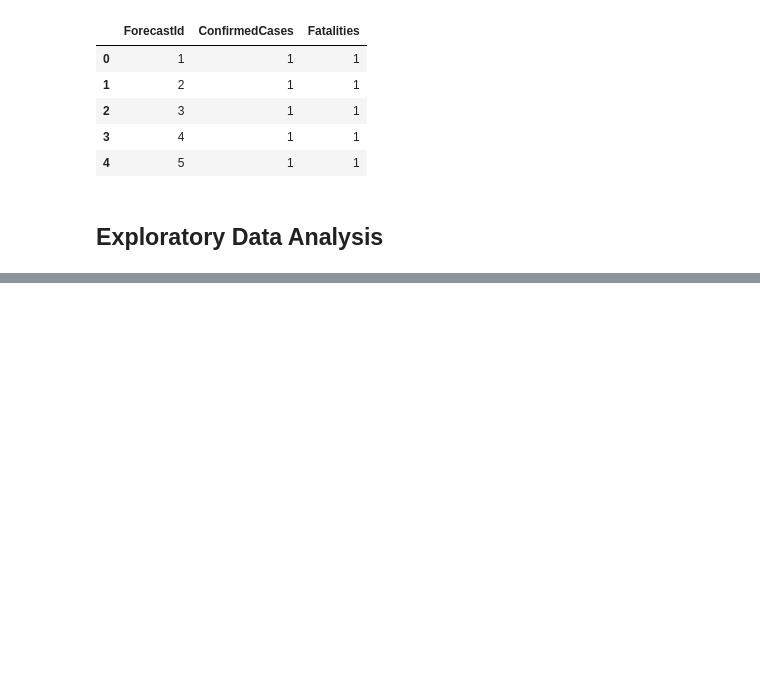
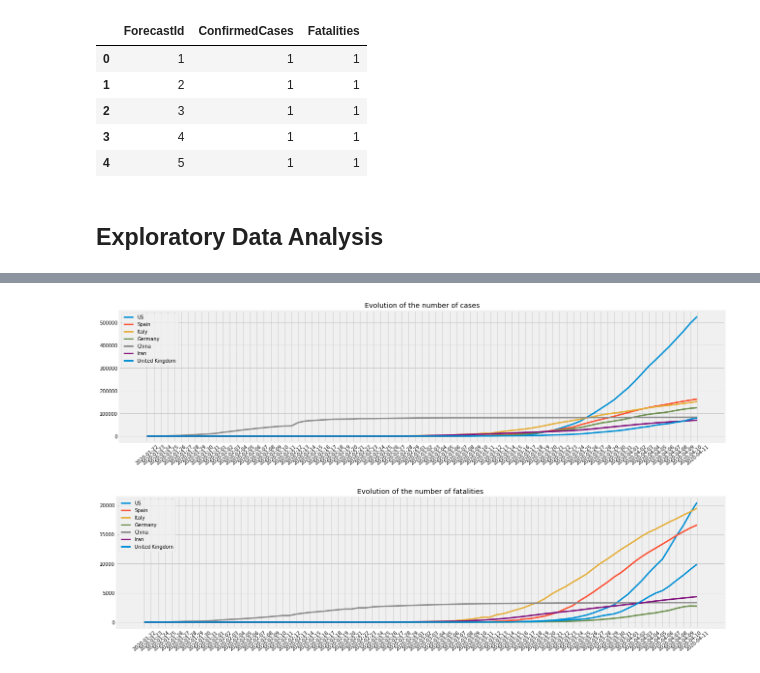
Before and after one commit to miketondu/covid_19_global_forecasting, a Jupyter notebook: COVID-19 Prediction.ipynb, the cells around one changed output, grey strips where cells are left out. Saved outputs shown, nothing was run; the diff lists cells and outputs as text; code cells hidden in the pictures; blank space fills up the shorter version.

```diff
--- a/COVID-19 Prediction.ipynb
+++ b/COVID-19 Prediction.ipynb
@@ -175,0 +177,29 @@ plt.show();
+# %%
+# Creating graphs with case count and fatality trends by country
+def Country_cases(df, ConfirmedCases,*argv):
+    fig, axes=plt.subplots(figsize=(20,5))
+    labels=argv
+    for a in argv:
+        country=df.loc[(df['country_region']==a)]
+        plt.plot(country['date'],country['confirmedcases'],linewidth=3)
+        plt.xticks(rotation=40)
+        plt.legend(labels)
+        axes.set(title='Evolution of the number of cases' )
+
+def Country_fatalities(df, Fatalities,*argv):
+    fig, axes=plt.subplots(figsize=(20,5))
+    labels=argv
+    for a in argv:
+        country=df.loc[(df['country_region']==a)]
+        plt.plot(country['date'],country['fatalities'],linewidth=3)
+        plt.xticks(rotation=40)
+        plt.legend(labels)
+        axes.set(title='Evolution of the number of fatalities' )
+
+train_sum=train.groupby(['date','country_region']).agg('sum').reset_index()
+
+Country_cases(train_sum,'confirmedcases','US','Spain','Italy','Germany', 'China','Iran', 'United Kingdom')
+Country_fatalities(train_sum,'fatalities','US','Spain','Italy','Germany', 'China','Iran', 'United Kingdom')
+# %% [output]
+[figure, added]
+[figure, added]
```
Also changed, not shown: parts of 5 cells of this notebook.
